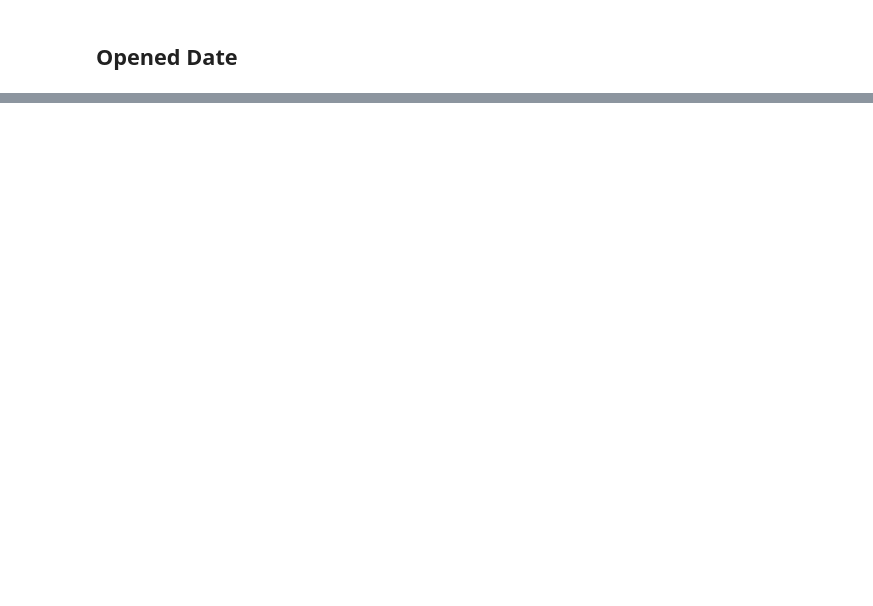
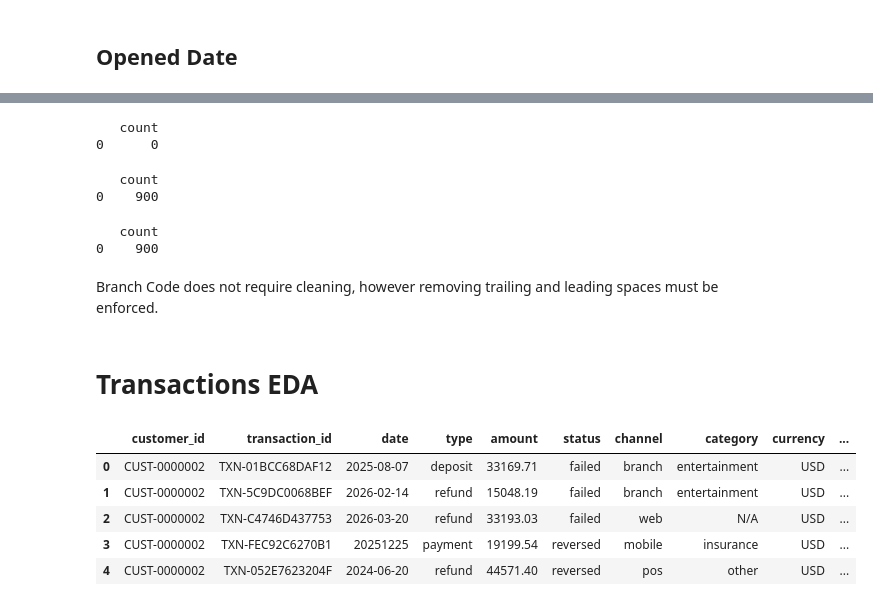
Before and after one commit to Davidgp04/fintech-elt-pyspark-dbt-pipeline, a Jupyter notebook: spark/sql_eda.ipynb, the cells around one changed output, grey strips where cells are left out. Cells and saved outputs as stored; diff of their text form; code cells hidden in the pictures; blank space fills up the shorter version.

```diff
--- a/spark/sql_eda.ipynb
+++ b/spark/sql_eda.ipynb
@@ -369,0 +1300,30 @@ All values must be converted to **lowercase**. Additionally, the following Spani
+# %%
+print(query("select count(*) from silver.stg_accounts where branch_code is null" ))
+# %% [output]
+   count
+0      0
+# %%
+print(query("select count(distinct branch_code) from silver.stg_accounts"))
+# %% [output]
+   count
+0    900
+# %%
+print(query("select count(distinct lower(trim(branch_code))) from silver.stg_accounts"))
+# %% [output]
+   count
+0    900
+# %% [markdown]
+Branch Code does not require cleaning, however removing trailing and leading spaces must be enforced.
+# %% [markdown]
+# Transactions EDA
+# %%
+import pandas as pd
+transactions_df = pd.read_sql_table('stg_transactions', con=engine , schema='silver')
+transactions_df.head()
+# %% [output]
+|  | customer_id | transaction_id | date | type | amount | status | channel | category | currency | ... |
+| 0 | CUST-0000002 | TXN-01BCC68DAF12 | 2025-08-07 | deposit | 33169.71 | failed | branch | entertainment | USD | ... |
+| 1 | CUST-0000002 | TXN-5C9DC0068BEF | 2026-02-14 | refund | 15048.19 | failed | branch | entertainment | USD | ... |
+| 2 | CUST-0000002 | TXN-C4746D437753 | 2026-03-20 | refund | 33193.03 | failed | web | N/A | USD | ... |
+| 3 | CUST-0000002 | TXN-FEC92C6270B1 | 20251225 | payment | 19199.54 | reversed | mobile | insurance | USD | ... |
+| 4 | CUST-0000002 | TXN-052E7623204F | 2024-06-20 | refund | 44571.40 | reversed | pos | other | USD | ... |
```
Also changed, not shown: parts of 299 cells of this notebook, 3 other files.
